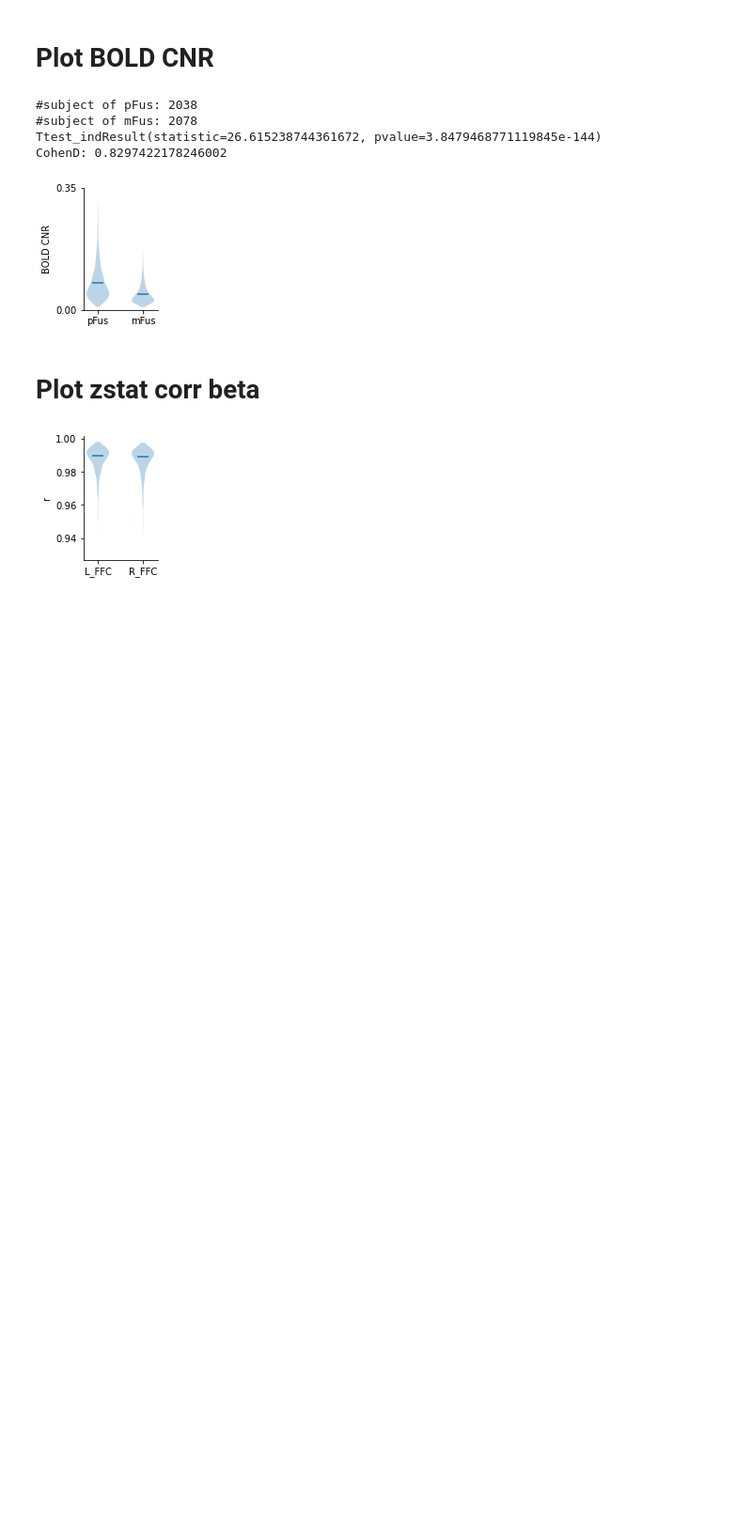
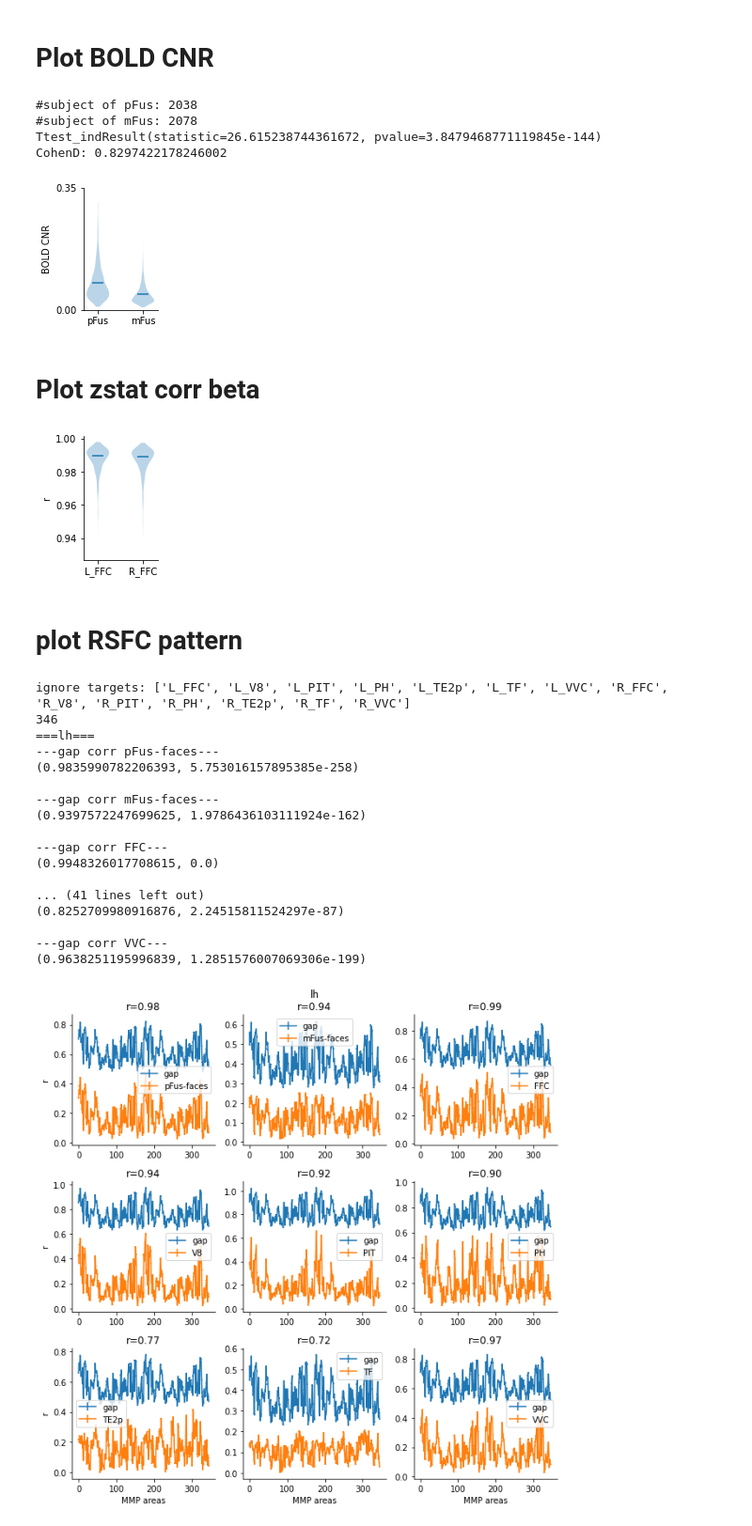
Before and after one commit to BNUCNL/nibrain, a Jupyter notebook: cxy_hcp_ffa/scripts/NeuroImage_R2/plot_codes.ipynb, the cells around one changed output. Shown at 94% size. Drawn from its saved outputs; the diff is of its cells as text; code cells hidden in the pictures; blank space fills up the shorter version.

Commit message:
cxy_hcp_ffa: plot rsfc pattern

```diff
--- a/cxy_hcp_ffa/scripts/NeuroImage_R2/plot_codes.ipynb
+++ b/cxy_hcp_ffa/scripts/NeuroImage_R2/plot_codes.ipynb
@@ -95,3 +97,80 @@ else:
     fig.savefig(out_file)
 # %% [output]
 [figure]
+# %% [markdown]
+# plot RSFC pattern
+# %%
+n_row, n_col = 3, 3
+figsize = (9, 9)
+hemis = ('lh', 'rh')
+gap_type = 'gap1-in-FFC'
+seeds = ['FFA-gap', 'pFus-faces', 'mFus-faces',
+         'FFC', 'V8', 'PIT', 'PH', 'TE2p', 'TF', 'VVC']
+ignore_rois = [f'L_{i}' for i in seeds[3:]] + [f'R_{i}' for i in seeds[3:]]
+targets = list(mmp_name2label.keys())
+trg_indices = [i for i, j in enumerate(targets) if j not in ignore_rois]
+print('ignore targets:', ignore_rois)
+print(len(trg_indices))
+fpath = pjoin(calc_dir, f'rfMRI/rsfc_{gap_type}.pkl')
+out_file = pjoin(work_dir, 'rsfc_pattern_{gap_type}_{hemi}.jpg')
+# out_file = 'show'
+
+x = np.arange(len(trg_indices))
+data = pkl.load(open(fpath, 'rb'))
+for hemi in hemis:
+    assert seeds == data[hemi]['seed']
+    assert targets == data[hemi]['target']
+    gap_data = data[hemi]['data'][:, 0, trg_indices]
+    gap_y = np.mean(gap_data, 0)
+    gap_yerr = sem(gap_data, 0)
+    fig, axes = plt.subplots(3, 3, figsize=figsize)
+    print(f'==={hemi}===')
+    for seed_idx, seed in enumerate(seeds):
+        if seed == 'FFA-gap':
+            continue
+        row_idx = int((seed_idx - 1) / n_col)
+        col_idx = (seed_idx - 1) % n_col
+        ax = axes[row_idx, col_idx]
+        seed_data = data[hemi]['data'][:, seed_idx, trg_indices]
+        seed_y = np.mean(seed_data, 0)
+        seed_yerr = sem(seed_data, 0)
+        ax.errorbar(x, gap_y+seed_y.max(), gap_yerr, label='gap')
+        ax.errorbar(x, seed_y, seed_yerr, label=seed)
+        ax.legend()
+        if col_idx == 0:
+            ax.set_ylabel('r')
+        if (row_idx + 1) == n_row:
+            ax.set_xlabel('MMP areas')
+        ax.spines['top'].set_visible(False)
+        ax.spines['right'].set_visible(False)
+        print(f'---gap corr {seed}---')
+        r_data = pearsonr(gap_y, seed_y)
+        print(r_data, end='\n\n')
+        if row_idx == 0 and col_idx == int(n_col / 2):
+            ax.set_title('{}\nr={:.2f}'.format(hemi, r_data[0]))
+        else:
+            ax.set_title('r={:.2f}'.format(r_data[0]))
+    fig.tight_layout()
+    if out_file == 'show':
+        fig.show()
+    else:
+        fig.savefig(out_file.format(gap_type=gap_type, hemi=hemi))
+# %% [output]
+ignore targets: ['L_FFC', 'L_V8', 'L_PIT', 'L_PH', 'L_TE2p', 'L_TF', 'L_VVC', 'R_FFC', 'R_V8', 'R_PIT', 'R_PH', 'R_TE2p', 'R_TF', 'R_VVC']
+346
+===lh===
+---gap corr pFus-faces---
+(0.9835990782206393, 5.753016157895385e-258)
+
+---gap corr mFus-faces---
+(0.9397572247699625, 1.9786436103111924e-162)
+
+---gap corr FFC---
+(0.9948326017708615, 0.0)
+
+... (41 lines left out)
+(0.8252709980916876, 2.24515811524297e-87)
+
+---gap corr VVC---
+(0.9638251195996839, 1.2851576007069306e-199)
+[figure, added]
```
Also changed, not shown: parts of 2 cells of this notebook.
